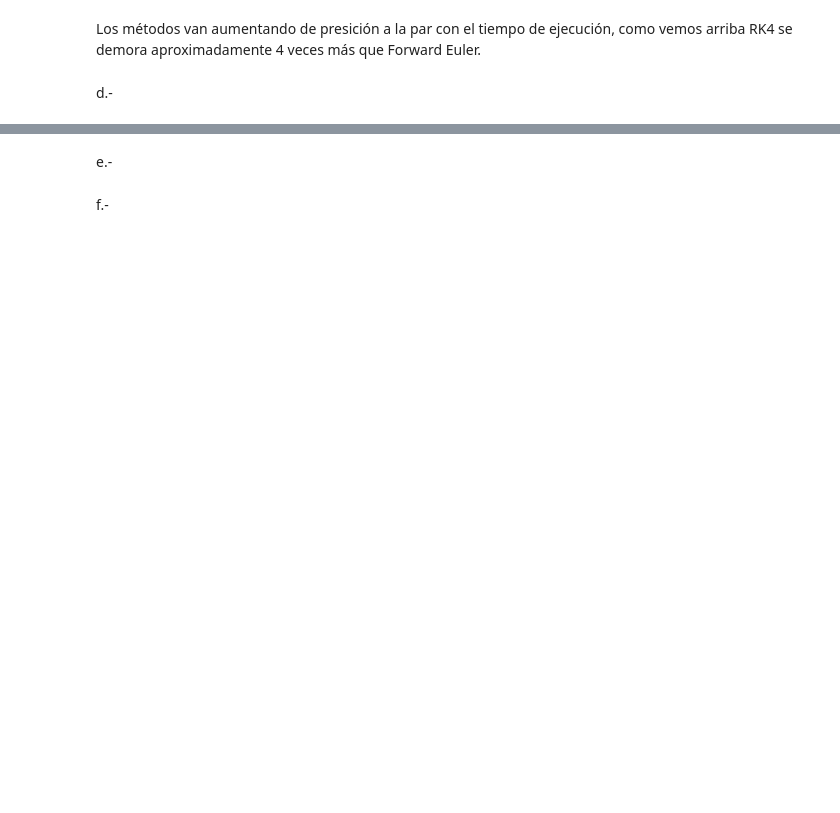
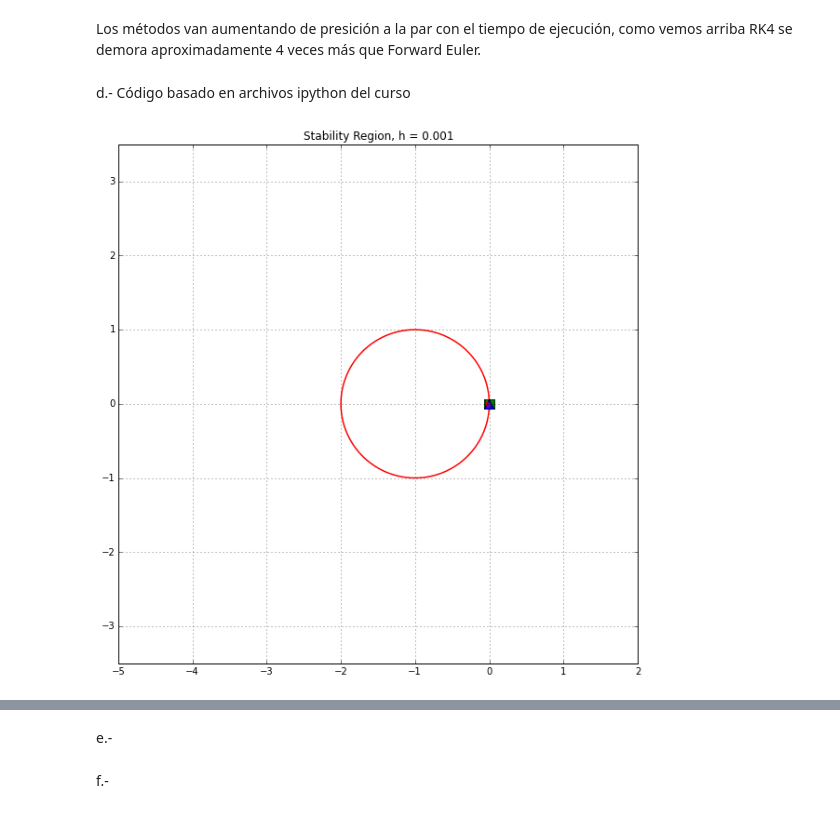
Before and after one commit to edmolten/LAB3CC2, a Jupyter notebook: lab3cc2.ipynb, the cells around one changed output, grey strips where cells are left out. Cells and saved outputs as stored; diff of their text form; code cells hidden in the pictures; blank space fills up the shorter version.

Commit message:
imagenes de simulaciones, analisis de estabilidad

```diff
--- a/lab3cc2.ipynb
+++ b/lab3cc2.ipynb
@@ -243,8 +253,8 @@ t = np.arange(0,1000,h)
 %memit RK4_ode(LorentzAtractor,xvect0,t,h)
 # %% [markdown]
 Los métodos van aumentando de presición a la par con el tiempo de ejecución, como vemos arriba RK4 se demora aproximadamente 4 veces más que Forward Euler.
-# %% [markdown]
-d.-
+# %% [markdown]
+d.- Código basado en archivos ipython del curso
 # %%
 def zplot2(z, ax=pyplot.gca(), lw=1.5, line_color='k'):
   ax.plot(np.real(z), np.imag(z), line_color, lw=lw)
@@ -294,8 +304,8 @@ def plot_lambda_h_lorenz_system(h,ode_solver):
     else:
         solver = RK4_ode
         color = "b"
-        W = W3
-    t = np.arange(0,100,h)
+        W = W4
+    t = np.arange(0,50,h)
     solutions = solver(LorentzAtractor,xvect0,t,h)
     n_solutions = solutions.shape[0]
     L = 10
@@ -305,12 +315,24 @@ def plot_lambda_h_lorenz_system(h,ode_solver):
     lambdas = lorenz_system_lambdas(solutions)
     for i in range(1,lambdas.shape[0]):
         k_lambdah = h * lambdas[i]
-        plot(np.real(k_lambdah[0]),np.imag(k_lambdah[0]),'.r',ms=10,alpha=.4)
-        plot(np.real(k_lambdah[1]),np.imag(k_lambdah[1]),'sm',ms=10,alpha=.4)
-        plot(np.real(k_lambdah[2]),np.imag(k_lambdah[2]),'sb',ms=10,alpha=.4)
+        l1 = k_lambdah[0]
+        l2 = k_lambdah[1]
+        l3 = k_lambdah[2]
+        if l1 <= 0:
+            plot(np.real(l1),np.imag(l1),'r.',ms=10,alpha=.4)
+        if l2 <= 0:
+            plot(np.real(l2),np.imag(l2),'gs',ms=10,alpha=.4)
+        if l3 <= 0:
+            plot(np.real(l3),np.imag(l3),'b^',ms=10,alpha=.4)
     ax.axis("equal")
     ax.axis([-5, 2, -3.5, 3.5])
     ax.grid("on")
     ax.set_title("Stability Region, h = "+ str(h))
+# %%
+%matplotlib inline
+
+euler_hs = np.linspace(0.001,0.024,5)  #desestabiliza con h >= 0.025
 # %%
-plot_lambda_h_lorenz_system(0.0001,"euler")
+plot_lambda_h_lorenz_system(euler_hs[0],"euler")
+# %% [output]
+[figure, added]
```
Also changed, not shown: parts of 37 cells of this notebook, 8 other files.
